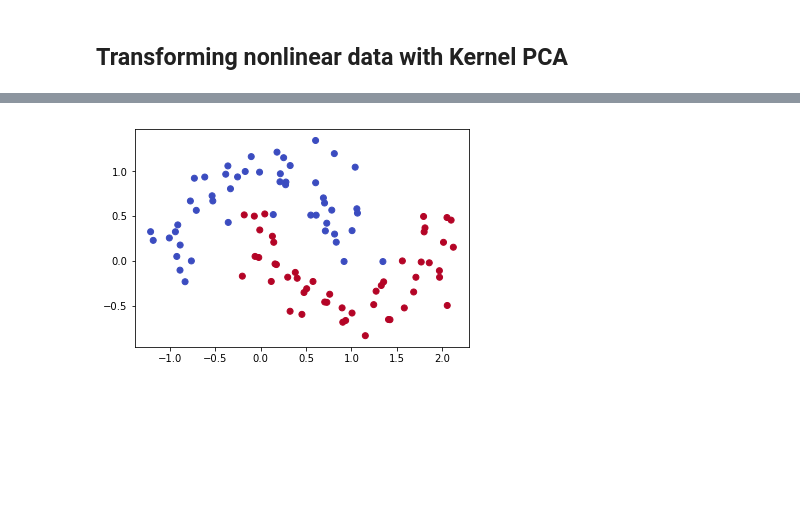
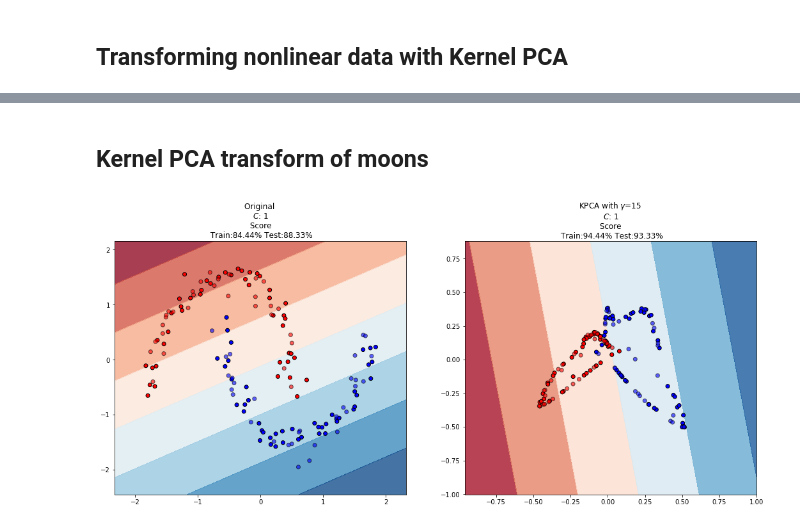
Before and after one commit to lambdaofgod/examples-counterexamples, a Jupyter notebook: Kernel PCA.ipynb, the cells around one changed output, grey strips where cells are left out. Saved outputs shown, nothing was run; the diff lists cells and outputs as text; code cells hidden in the pictures; blank space fills up the shorter version.

Commit message:
added classification boundaries for SVM on kernel PCA-transformed data

```diff
--- a/Kernel PCA.ipynb
+++ b/Kernel PCA.ipynb
@@ -13,10 +19,4 @@ from sklearn.metrics.regression import mean_squared_error
 # %%
-from matplotlib.colors import ListedColormap
-from sklearn.model_selection import train_test_split
-from sklearn.datasets import make_moons, make_circles, make_classification
-from sklearn.preprocessing import StandardScaler
-from sklearn.svm import SVC
-
 h = .02  # step size in the mesh
 
 X, y = make_classification(n_features=2, n_redundant=0, n_informative=2,
@@ -25,6 +25,6 @@ rng = np.random.RandomState(2)
 X += 2 * rng.uniform(size=X.shape)
 linearly_separable = (X, y)
 
-datasets = {'moons': make_moons(noise=0.2, random_state=0),
-            'circles': make_circles(noise=0.2, factor=0.5, random_state=1),
+datasets = {'moons': make_moons(n_samples=150, noise=0.075, random_state=0),
+            'circles': make_circles(n_samples=150, noise=0.1, factor=0.2, random_state=1),
             'linear': linearly_separable}
@@ -33,24 +31,8 @@ from sklearn.decomposition import KernelPCA
 # %%
-dataset_name = 'moons'
-
-def plot_kpca(kernel_name, gamma):
-  kpca = KernelPCA(kernel=kernel_name, gamma=gamma)
+def kpca_transformed(dataset_name, kernel_name, gamma):
+  kpca = KernelPCA(n_components=2, kernel=kernel_name, gamma=gamma)
 
   X, y = datasets[dataset_name]
   X_transformed = kpca.fit_transform(X)
 
-  plt.title('gamma: {}'.format(gamma))
-  plt.scatter(X_transformed[:, 0], X_transformed[:, 1], c=y, cmap='coolwarm')
-  plt.show()
+  return X, X_transformed, y
-# %%
-X, y = datasets[dataset_name]
-
-plt.title('Original data')
-plt.scatter(X[:, 0], X[:, 1], c=y, cmap='coolwarm')
-plt.show()
-
-X_transformed = KernelPCA(kernel='rbf', gamma=5).fit_transform(X)
-
-plt.title('Two first principal components from RBF KPCA')
-plt.scatter(X_transformed[:, 0], X_transformed[:, 1], c=y, cmap='coolwarm')
-plt.show()
@@ -60,7 +38,0 @@ plt.show()
-# %%
-X, y = datasets[dataset_name]
-
-plt.scatter(X[:, 0], X[:, 1], c=y, cmap='coolwarm')
-plt.show()
-# %% [output]
-[figure, removed]
@@ -66,0 +96,6 @@ plt.show()
+# %% [markdown]
+## Kernel PCA transform of moons
+# %%
+plot_transformed('moons', 'rbf', 15, 1)
+# %% [output]
+[figure, added]
```
Also changed, not shown: parts of 8 cells of this notebook.
